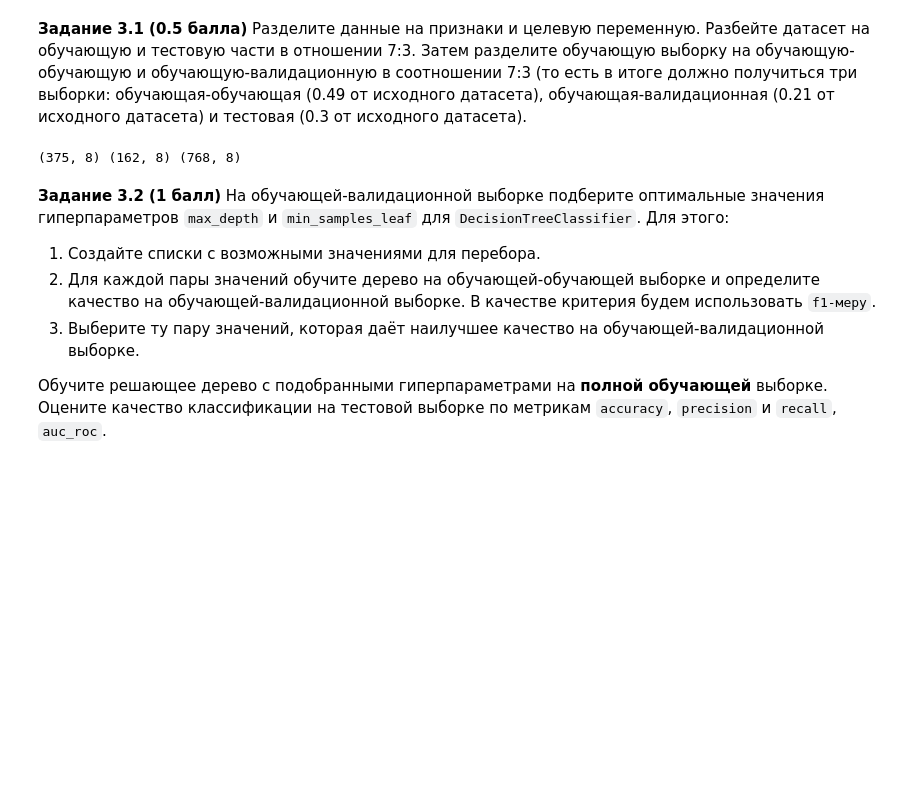
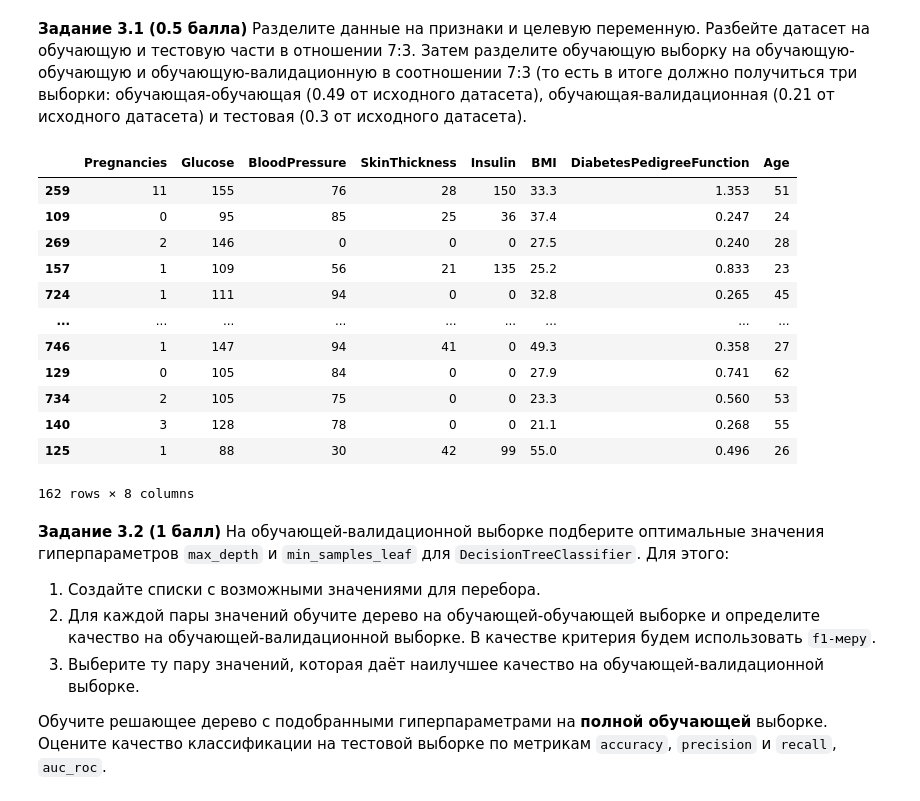
Before and after one commit to stass9966/programming-technologies, a Jupyter notebook: 2025/homeworks/hw07_trees/hw07_trees_rf.ipynb, the cells around one changed output. Drawn from its saved outputs; the diff is of its cells as text; code cells hidden in the pictures; blank space fills up the shorter version.

```diff
--- a/2025/homeworks/hw07_trees/hw07_trees_rf.ipynb
+++ b/2025/homeworks/hw07_trees/hw07_trees_rf.ipynb
@@ -552,11 +581,24 @@ plt.show()
 # %%
 # ᕕ(╭ರ╭ ͟ʖ╮•́)⊃¤=(————
 X = data.drop(['Outcome'], axis=1)
 y = data['Outcome']
 X_train, X_test, y_train, y_test = train_test_split(X, y, test_size=0.3, random_state=1)
 X_train, X_validation, y_train, y_validation = train_test_split(X_train, y_train, test_size=0.3, random_state=2)
+X_validation
 # %% [output]
+|  | Pregnancies | Glucose | BloodPressure | SkinThickness | Insulin | BMI | DiabetesPedigreeFunction | Age |
+| 259 | 11 | 155 | 76 | 28 | 150 | 33.3 | 1.353 | 51 |
+| 109 | 0 | 95 | 85 | 25 | 36 | 37.4 | 0.247 | 24 |
+| 269 | 2 | 146 | 0 | 0 | 0 | 27.5 | 0.240 | 28 |
+| 157 | 1 | 109 | 56 | 21 | 135 | 25.2 | 0.833 | 23 |
+| 724 | 1 | 111 | 94 | 0 | 0 | 32.8 | 0.265 | 45 |
+| ... | ... | ... | ... | ... | ... | ... | ... | ... |
+| 746 | 1 | 147 | 94 | 41 | 0 | 49.3 | 0.358 | 27 |
+| 129 | 0 | 105 | 84 | 0 | 0 | 27.9 | 0.741 | 62 |
+| 734 | 2 | 105 | 75 | 0 | 0 | 23.3 | 0.560 | 53 |
+| 140 | 3 | 128 | 78 | 0 | 0 | 21.1 | 0.268 | 55 |
+| 125 | 1 | 88 | 30 | 42 | 99 | 55.0 | 0.496 | 26 |
-(375, 8) (162, 8) (768, 8)
+162 rows × 8 columns
 # %% [markdown]
 **Задание 3.2 (1 балл)** На обучающей-валидационной выборке подберите оптимальные значения гиперпараметров `max_depth` и `min_samples_leaf` для `DecisionTreeClassifier`. Для этого:
 1. Создайте списки с возможными значениями для перебора.
```
Also changed, not shown: parts of 3 cells of this notebook.
